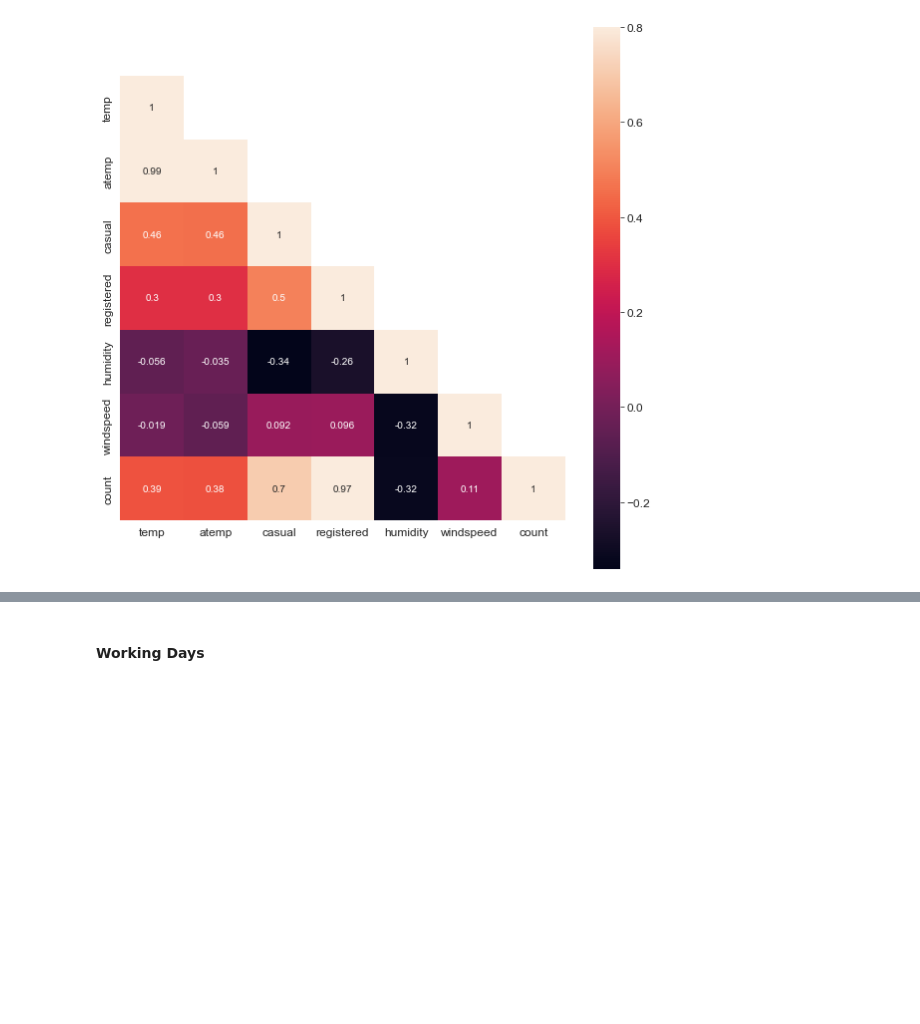
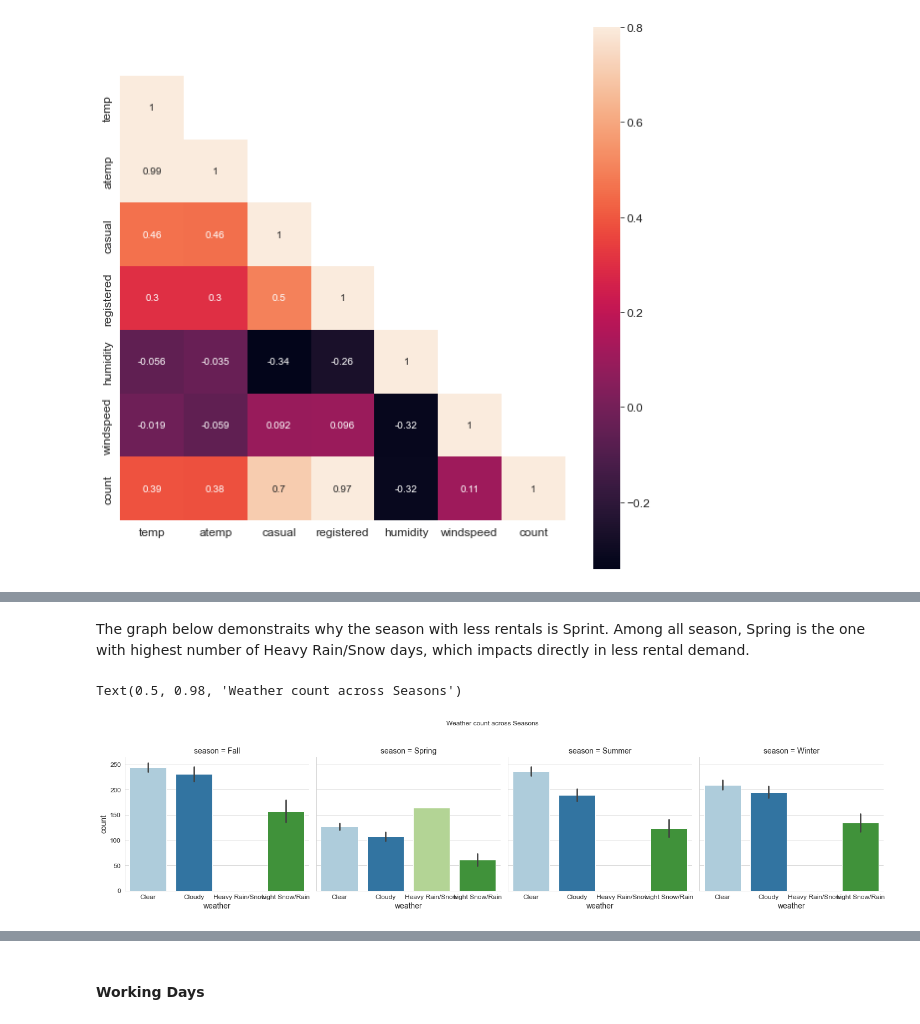
Before and after one commit to PeterStos/Bike_Sharing_Demand, a Jupyter notebook: Bike_Sharing_Demand.ipynb, the cells around one changed output, grey strips where cells are left out. Cells and saved outputs as stored; diff of their text form; code cells hidden in the pictures; blank space fills up the shorter version.

```diff
--- a/Bike_Sharing_Demand.ipynb
+++ b/Bike_Sharing_Demand.ipynb
@@ -348,0 +378,10 @@ None
+# %% [markdown]
+The graph below demonstraits why the season with less rentals is Sprint. Among all season, Spring is the one with highest number of Heavy Rain/Snow days, which impacts directly in less rental demand.
+# %%
+# weather count across seasons
+g = sns.catplot(x='weather', y='count', col='season', kind="bar", palette="Paired", data=train)
+g.fig.subplots_adjust(top=0.8)
+g.fig.suptitle("Weather count across Seasons")
+# %% [output]
+Text(0.5, 0.98, 'Weather count across Seasons')
+[figure, added]
```
Also changed, not shown: parts of 17 cells of this notebook.
